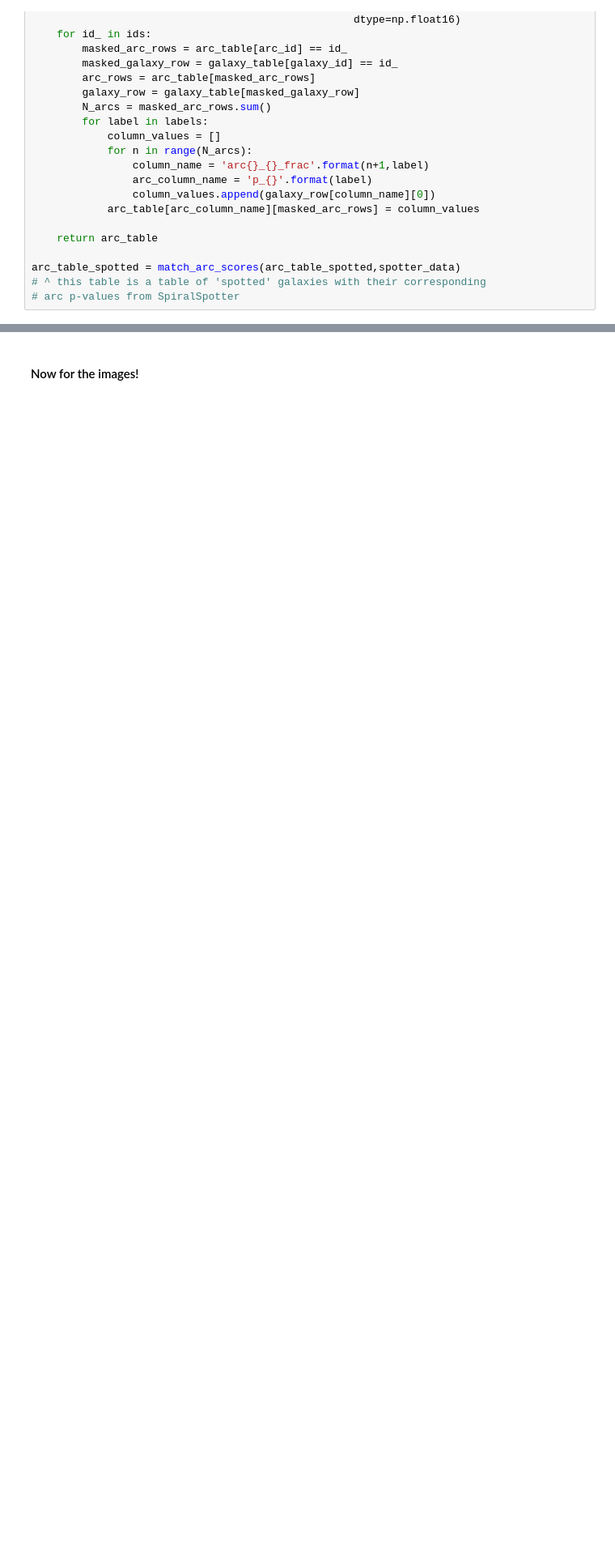
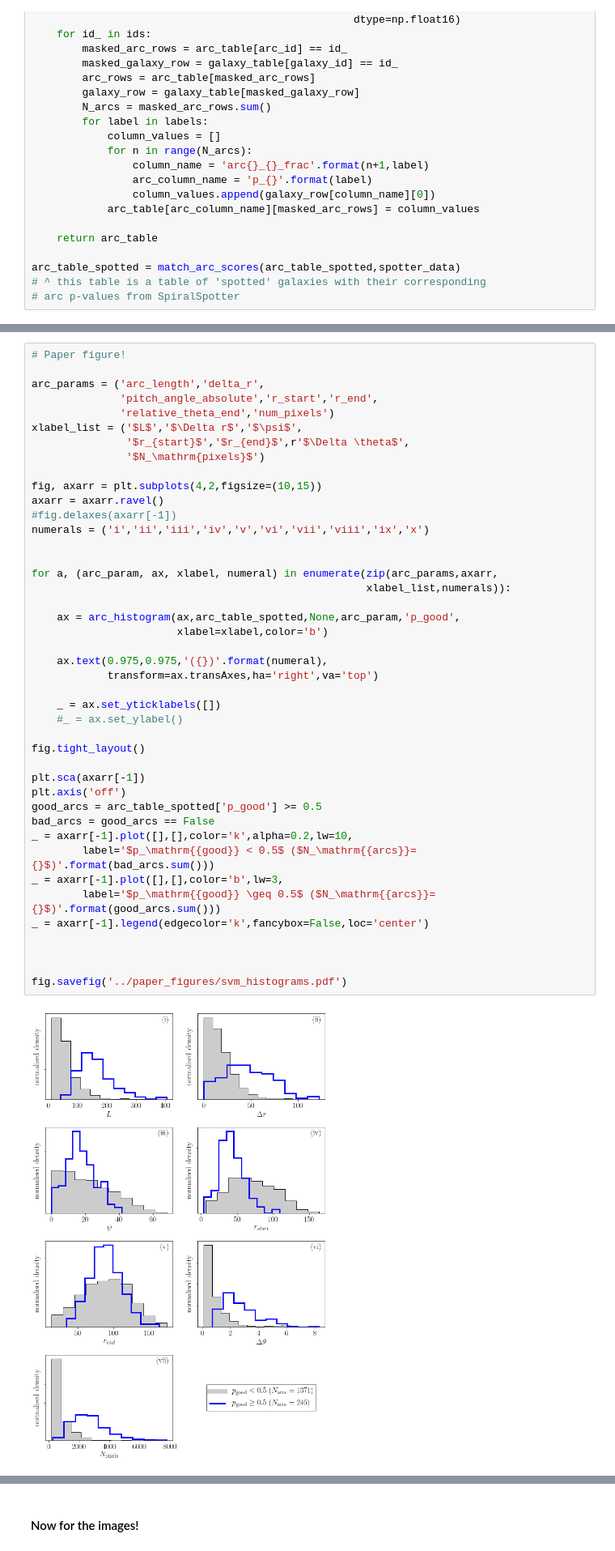
Before and after one commit to RossHart/sparcfire, a Jupyter notebook: panoptes_project/machine_learning.ipynb, the cells around one changed output, grey strips where cells are left out. Shown: that part at 81% size. Drawn from its saved outputs; the diff is of its cells as text; blank space fills up the shorter version.

Commit message:
Repo with all current paper data

```diff
--- a/panoptes_project/machine_learning.ipynb
+++ b/panoptes_project/machine_learning.ipynb
@@ -166,3 +147,48 @@ fig.tight_layout()
+# %%
+# Paper figure!
+
+arc_params = ('arc_length','delta_r',
+              'pitch_angle_absolute','r_start','r_end',
+              'relative_theta_end','num_pixels')
+xlabel_list = ('$L$','$\Delta r$','$\psi$',
+               '$r_{start}$','$r_{end}$',r'$\Delta \theta$',
+               '$N_\mathrm{pixels}$')
+
+fig, axarr = plt.subplots(4,2,figsize=(10,15))
+axarr = axarr.ravel()
+#fig.delaxes(axarr[-1])
+numerals = ('i','ii','iii','iv','v','vi','vii','viii','ix','x')
+
+
+for a, (arc_param, ax, xlabel, numeral) in enumerate(zip(arc_params,axarr,
+                                                     xlabel_list,numerals)):
+
+    ax = arc_histogram(ax,arc_table_spotted,None,arc_param,'p_good',
+                       xlabel=xlabel,color='b')
+
+    ax.text(0.975,0.975,'({})'.format(numeral),
+            transform=ax.transAxes,ha='right',va='top')
+
+    _ = ax.set_yticklabels([])
+    #_ = ax.set_ylabel()
+
+fig.tight_layout()
+
+plt.sca(axarr[-1])
+plt.axis('off')
+good_arcs = arc_table_spotted['p_good'] >= 0.5
+bad_arcs = good_arcs == False
+_ = axarr[-1].plot([],[],color='k',alpha=0.2,lw=10,
+        label='$p_\mathrm{{good}} < 0.5$ ($N_\mathrm{{arcs}}={}$)'.format(bad_arcs.sum()))
+_ = axarr[-1].plot([],[],color='b',lw=3,
+        label='$p_\mathrm{{good}} \geq 0.5$ ($N_\mathrm{{arcs}}={}$)'.format(good_arcs.sum()))
+_ = axarr[-1].legend(edgecolor='k',fancybox=False,loc='center')
+
+
+
+fig.savefig('../paper_figures/svm_histograms.pdf')
+# %% [output]
+[figure, added]
 # %% [markdown]
 From an initial runthrough, we can see what the overall parameters are for our good and poor arcs. Generally, good arcs are:
 
```
Also changed, not shown: parts of 10 cells of this notebook, 10 other files.
